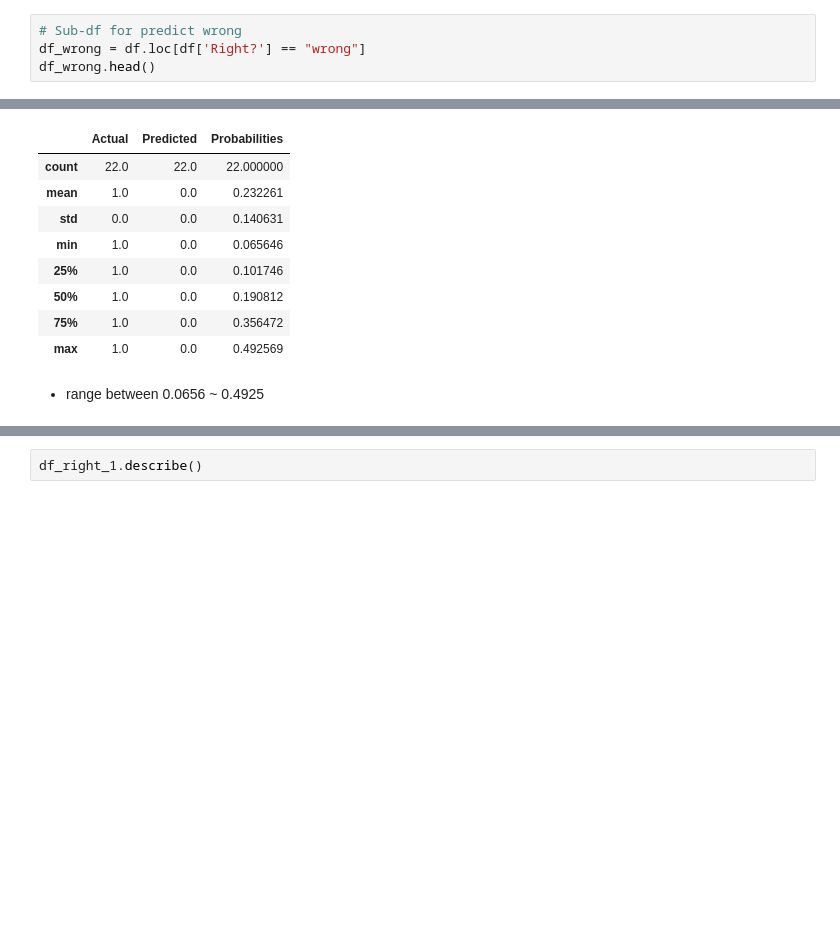
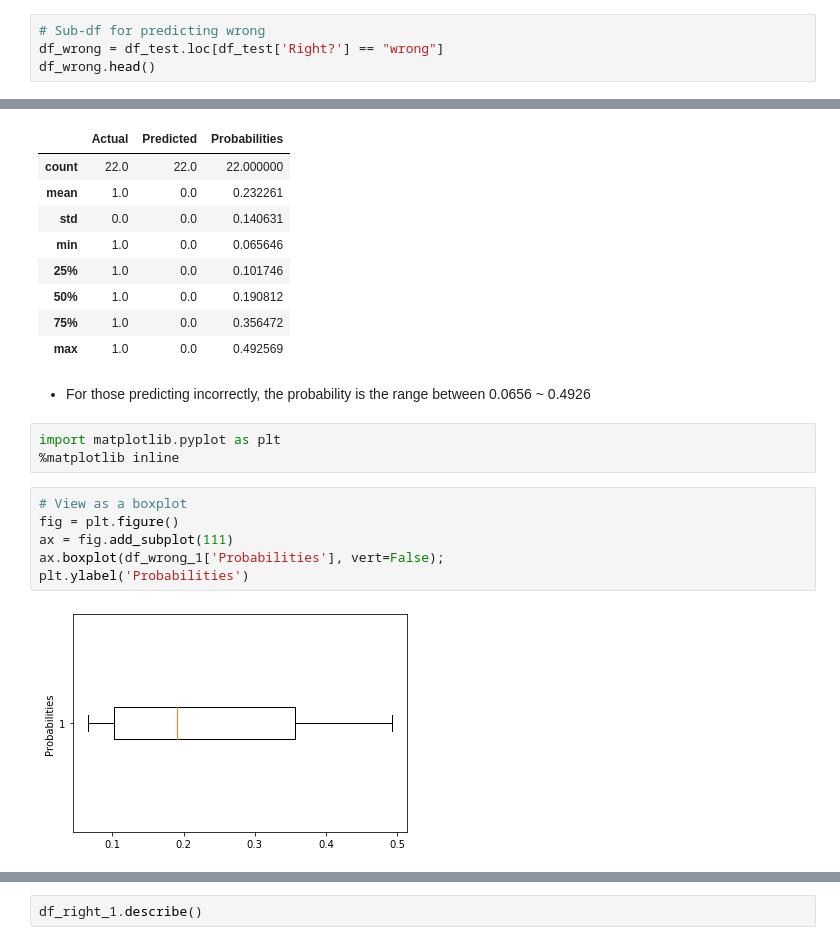
Before and after one commit to jingyunw/CNN_Image_Classification, a Jupyter notebook: newblock_version.ipynb, the cells around one changed output, grey strips where cells are left out. Drawn from its saved outputs; the diff is of its cells as text; blank space fills up the shorter version.

```diff
--- a/newblock_version.ipynb
+++ b/newblock_version.ipynb
@@ -1704,8 +1727,8 @@ correct    548
 wrong       76
 Name: Right?, dtype: int64
 # %%
-# Sub-df for predict wrong
-df_wrong = df.loc[df['Right?'] == "wrong"]
+# Sub-df for predicting wrong
+df_wrong = df_test.loc[df_test['Right?'] == "wrong"]
 df_wrong.head()
 # %% [output]
 |  | Actual | Predicted | Probabilities | Right? |
@@ -1760,5 +1783,16 @@ df_wrong_1.describe()
 | 75% | 1.0 | 0.0 | 0.356472 |
 | max | 1.0 | 0.0 | 0.492569 |
 # %% [markdown]
-- range between 0.0656 ~ 0.4925
+- For those predicting incorrectly, the probability is the range between 0.0656 ~ 0.4926
+# %%
+import matplotlib.pyplot as plt
+%matplotlib inline
+# %%
+# View as a boxplot
+fig = plt.figure()
+ax = fig.add_subplot(111)
+ax.boxplot(df_wrong_1['Probabilities'], vert=False);
+plt.ylabel('Probabilities')
+# %% [output]
+[figure, added]
 # %%
```
Also changed, not shown: parts of 38 cells of this notebook.
